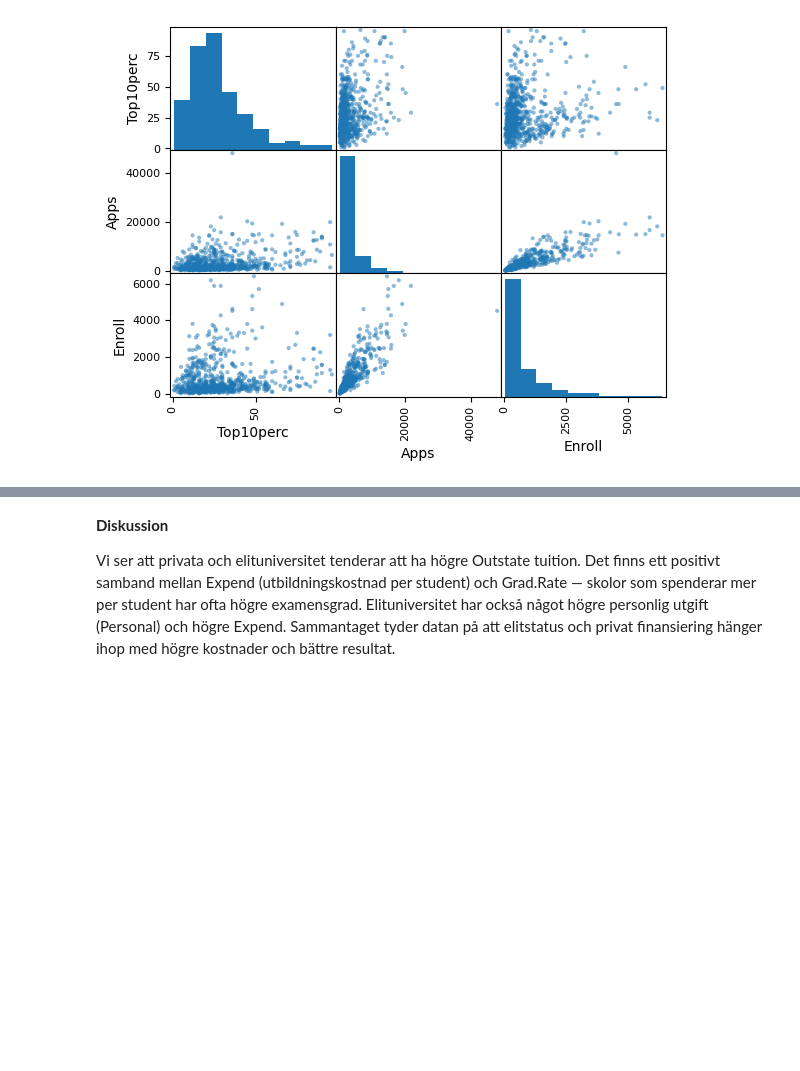
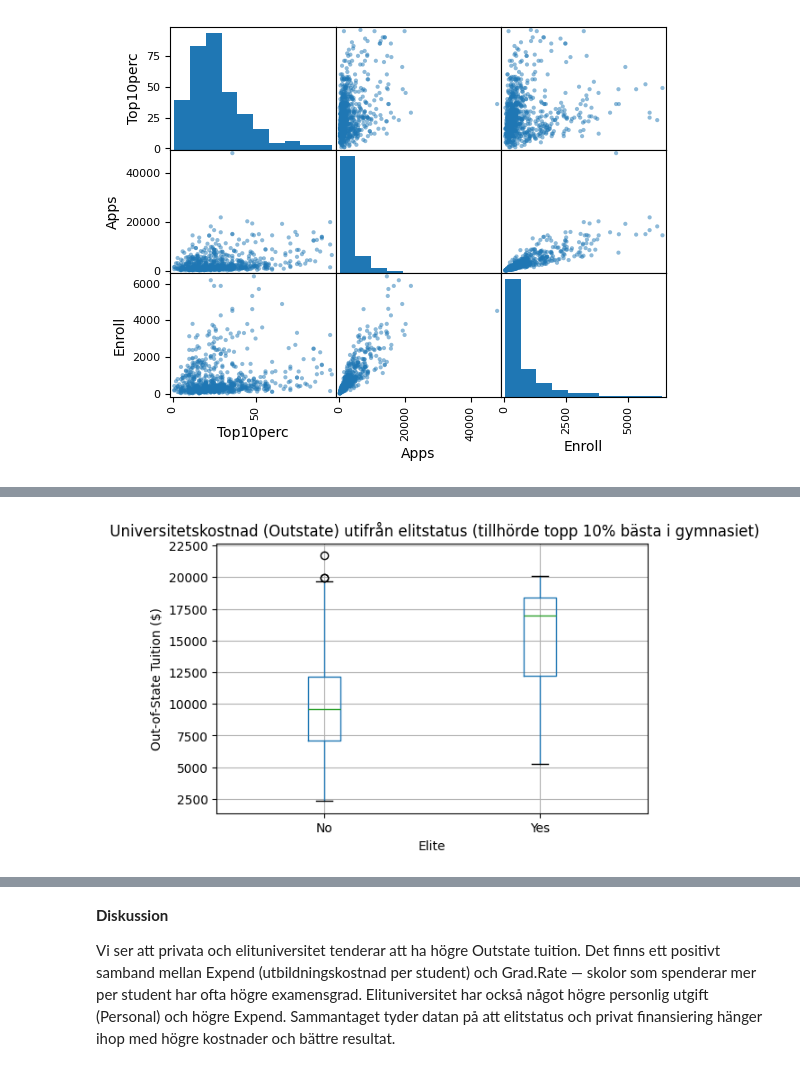
Before and after one commit to F-Degerman/data-mining-FANNY-DEGERMAN, a Jupyter notebook: Labb/Labb_data_behandling.ipynb, the cells around one changed output, grey strips where cells are left out. Drawn from its saved outputs; the diff is of its cells as text; code cells hidden in the pictures; blank space fills up the shorter version.

```diff
--- a/Labb/Labb_data_behandling.ipynb
+++ b/Labb/Labb_data_behandling.ipynb
@@ -158 +155,10 @@ Name: count, dtype: int64
+# %%
+college.boxplot(column="Outstate", by="Elite", figsize=(6,4))
+plt.title(" Universitetskostnad (Outstate) utifrån elitstatus (tillhörde topp 10% bästa i gymnasiet)")
+plt.suptitle("")
+plt.xlabel("Elite")
+plt.ylabel("Out-of-State Tuition ($)")
+plt.show()
+# %% [output]
+[figure, added]
 # %% [markdown]
```
Also changed, not shown: parts of 37 cells of this notebook, 15 other files.
